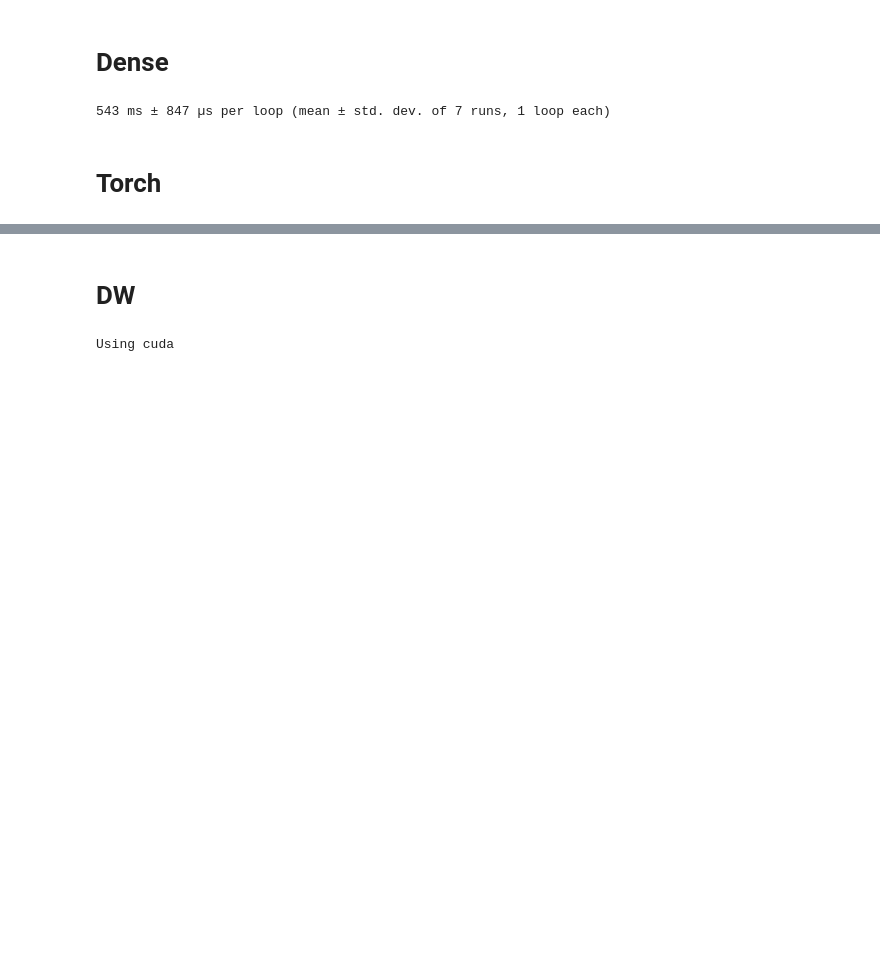
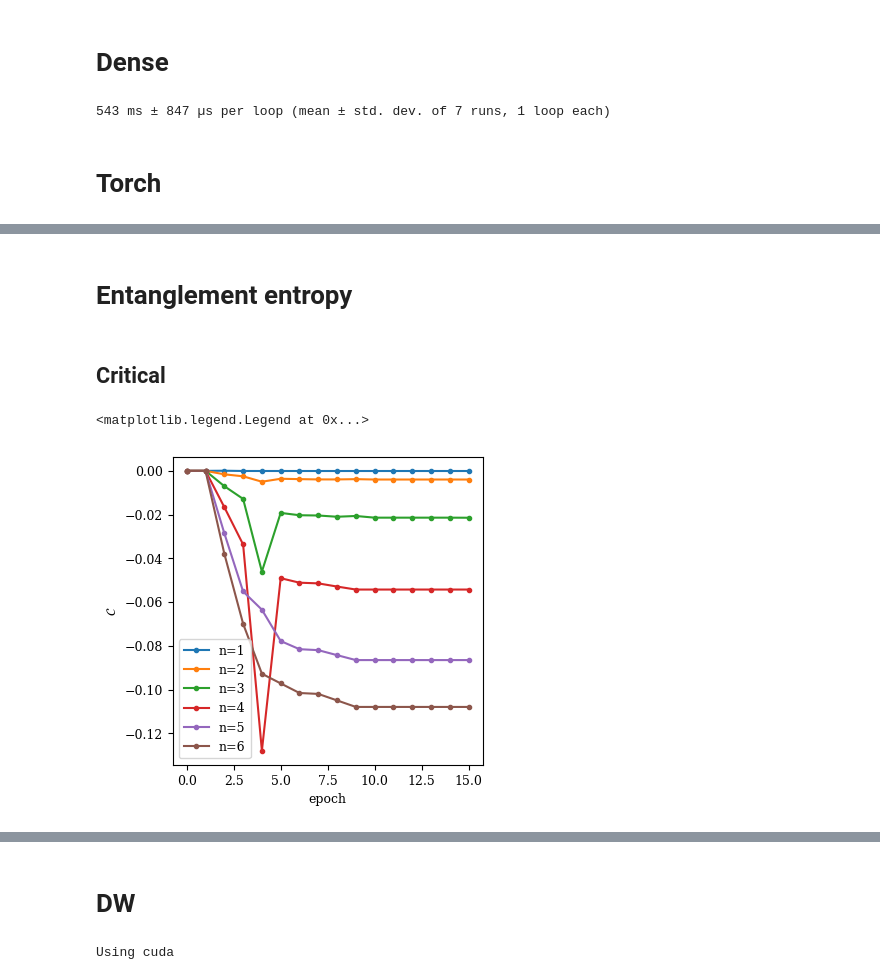
Before and after one commit to hainingpan/GTN, a Jupyter notebook: test_pytorch.ipynb, the cells around one changed output, grey strips where cells are left out. Drawn from its saved outputs; the diff is of its cells as text; code cells hidden in the pictures; blank space fills up the shorter version.

```diff
--- a/test_pytorch.ipynb
+++ b/test_pytorch.ipynb
@@ -79,7 +81,7 @@ P_contraction_2(gtn2.C_m,op,ix,ix_bar,)
 # %%
 gtn2_torch=GTN2_torch(Lx=15,Ly=15,history=False,random_init=False,random_U1=True,bcx=1,bcy=1,seed=1,orbit=2,nshell=2,layer=2,replica=2,complex128=True)
 
-mu_list=[1]
+mu_list=[2]
 gtn2_torch.a_i={}
 gtn2_torch.b_i={}
 gtn2_torch.A_i={}
@@ -94,9 +97,9 @@ nu_list =[]
 A_idx_0,B_idx_0,C_idx_0 = gtn2_torch.generate_tripartite_circle()
 nu_list.append(chern_number_quick(gtn2_torch.C_m,A_idx_0,B_idx_0,C_idx_0,device=gtn2_torch.device,dtype=gtn2_torch.dtype_float))
 # %%
-for i in tqdm(range(5)):
+for i in tqdm(range(gtn2_torch.Lx)):
+    measure_feedback_layer(gtn2_torch)
     randomize(gtn2_torch,measure=True)
-    measure_feedback_layer(gtn2_torch)
     nu_list.append( chern_number_quick(gtn2_torch.C_m,A_idx_0,B_idx_0,C_idx_0,device=gtn2_torch.device,dtype=gtn2_torch.dtype_float))
 # %%
 ilist=np.arange(0,gtn2_torch.Lx)
@@ -130,0 +172,2 @@ plot_C_r(C_r.cpu()[0],ax=ax,bottomcb=False,label_pos=[None,(0,0)])
+# %% [markdown]
+# Entanglement entropy
@@ -130,0 +208,20 @@ plot_C_r(C_r.cpu()[0],ax=ax,bottomcb=False,label_pos=[None,(0,0)])
+# %% [markdown]
+## Critical
+# %%
+nu_list={}
+EE_list={}
+# %%
+for n in [0,]:
+# for n in [1,]:
+# for n in [2,3,4]:
+# for n in [5,]:
+# for n in [6,]:
+    nu_list[n], EE_list[n] = run_crit((15,n,2))
+# %%
+fig,ax=plt.subplots(figsize=(4,4))
+for n in range(1,7):
+    plot_chern([nu.cpu() for nu in nu_list[n]],ax=ax,label=f'n={n}')
+ax.legend()
+# %% [output]
+<matplotlib.legend.Legend at 0x...>
+[figure, added]
```
Also changed, not shown: parts of 31 cells of this notebook, 4 other files.
